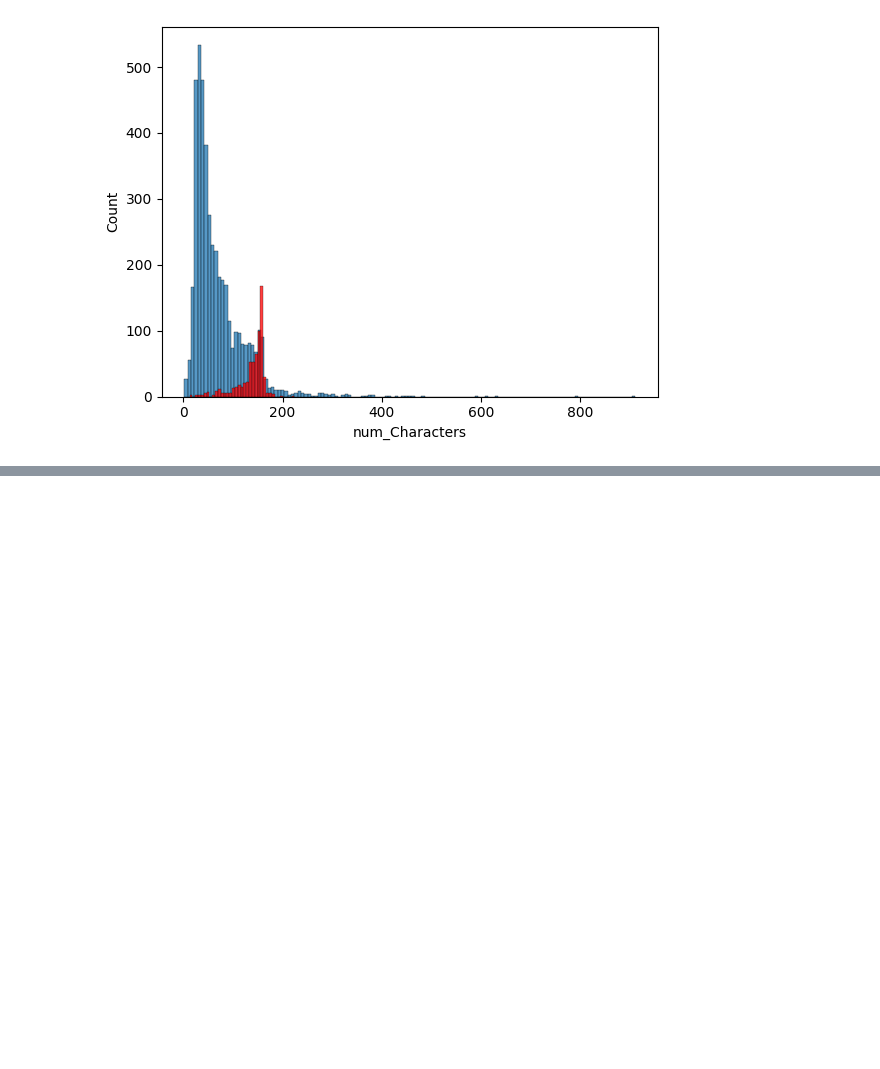
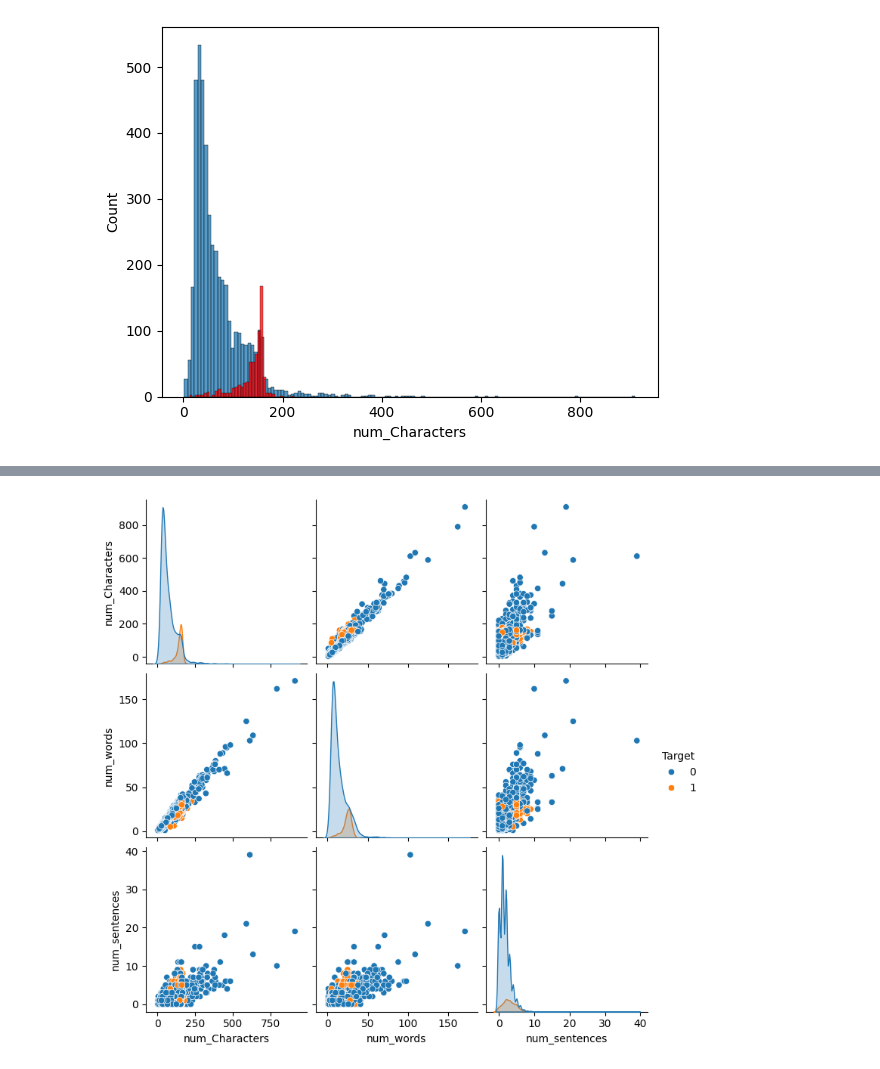
Before and after one commit to Its-Vikas-xd/Machine-Learning, a Jupyter notebook: Project/spam detection/Sms_Spam_Detection.ipynb, the cells around one changed output, grey strips where cells are left out. Saved outputs shown, nothing was run; the diff lists cells and outputs as text; code cells hidden in the pictures; blank space fills up the shorter version.

```diff
--- a/Project/spam detection/Sms_Spam_Detection.ipynb
+++ b/Project/spam detection/Sms_Spam_Detection.ipynb
@@ -187,0 +194,5 @@ plt.show()
+# %%
+sns.pairplot(df,hue='Target')
+plt.show()
+# %% [output]
+[figure, added]
```
Also changed, not shown: parts of 3 cells of this notebook.
